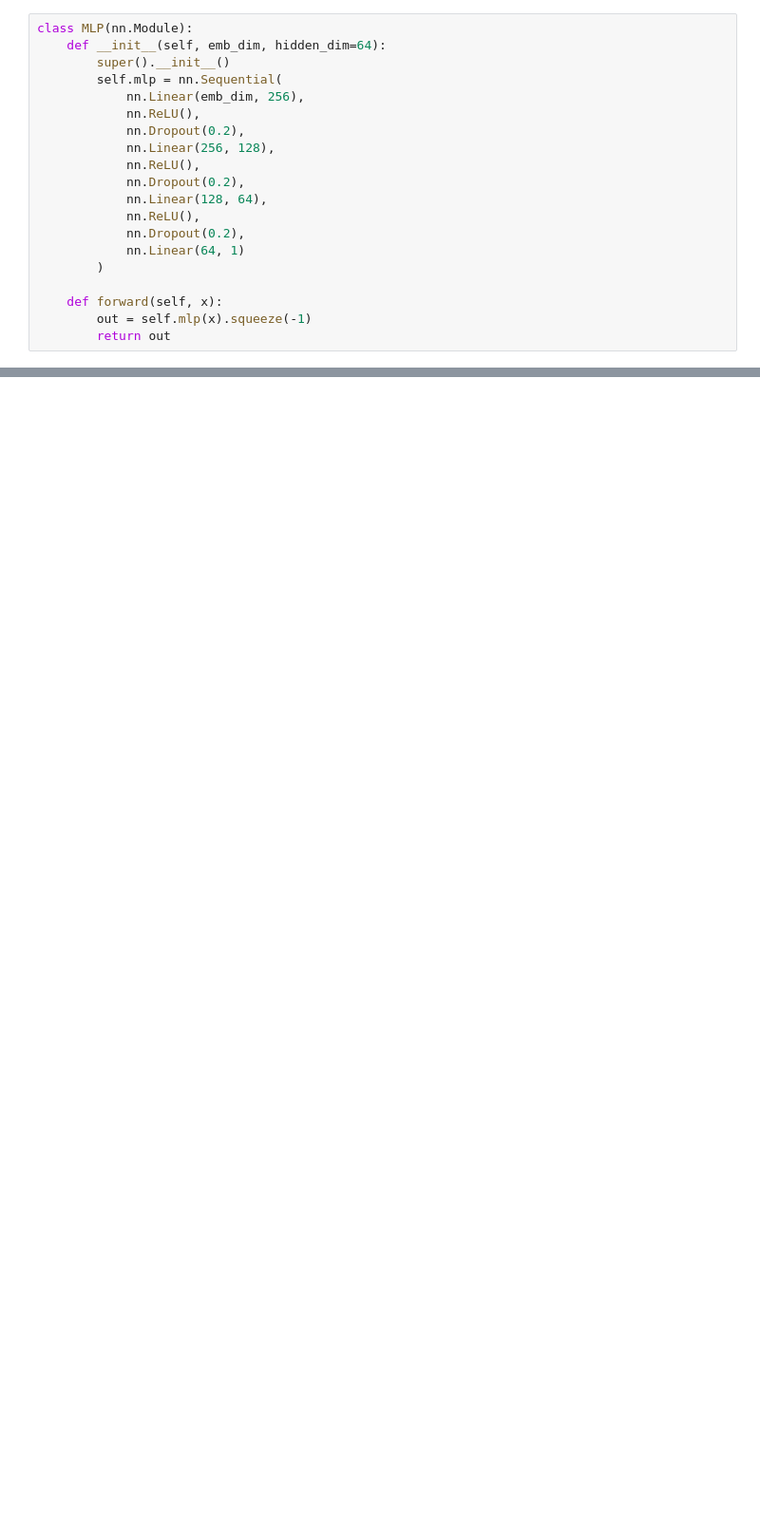
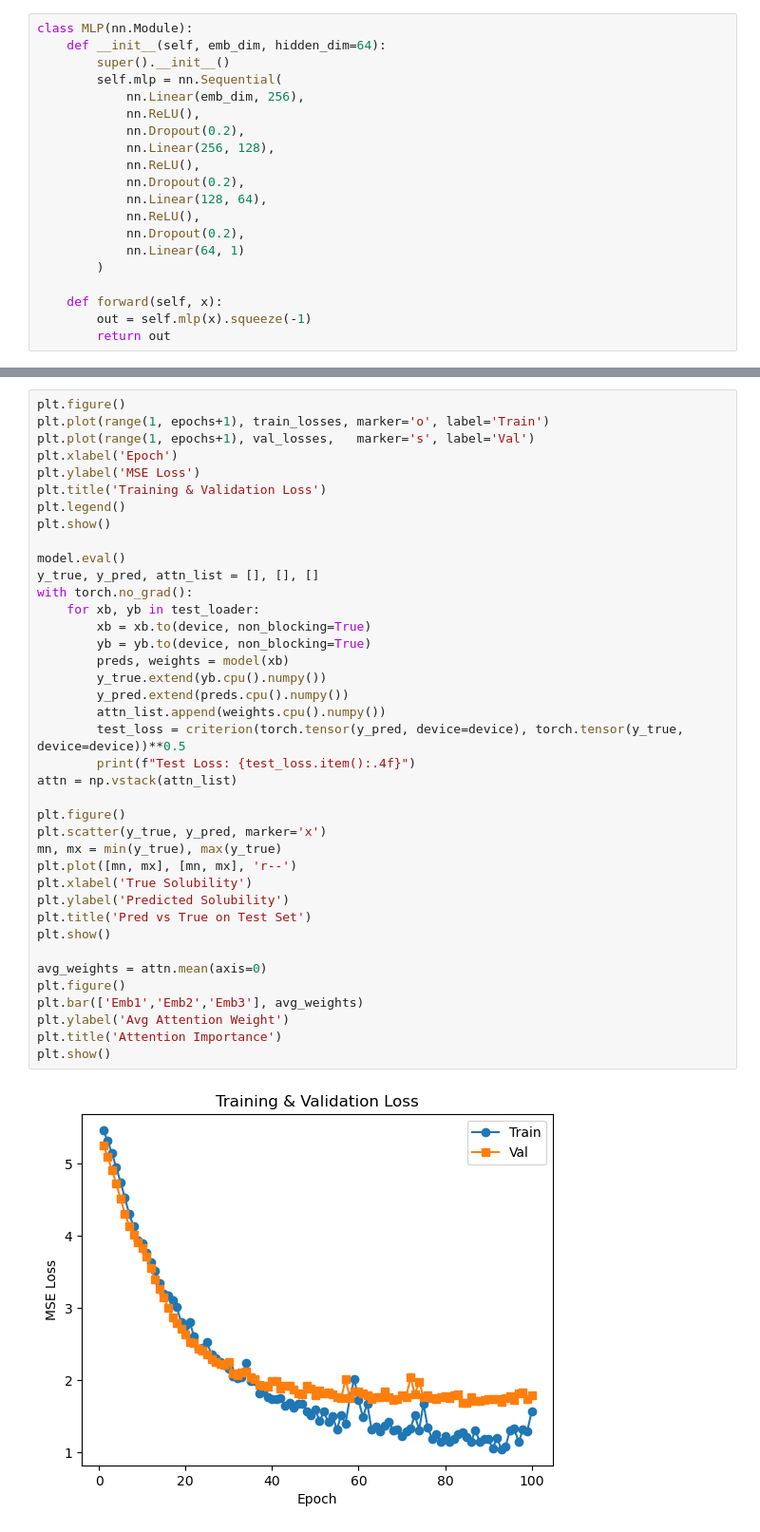
Before and after one commit to cxy0206/clean_multi_cl, a Jupyter notebook: test.ipynb, the cells around one changed output, grey strips where cells are left out. Shown at 95% size. Saved outputs shown, nothing was run; the diff lists cells and outputs as text; blank space fills up the shorter version.

```diff
--- a/test.ipynb
+++ b/test.ipynb
@@ -304,0 +450,41 @@ RuntimeError: The size of tensor a (3) must match the size of tensor b (32) at n
+# %%
+plt.figure()
+plt.plot(range(1, epochs+1), train_losses, marker='o', label='Train')
+plt.plot(range(1, epochs+1), val_losses,   marker='s', label='Val')
+plt.xlabel('Epoch')
+plt.ylabel('MSE Loss')
+plt.title('Training & Validation Loss')
+plt.legend()
+plt.show()
+
+model.eval()
+y_true, y_pred, attn_list = [], [], []
+with torch.no_grad():
+    for xb, yb in test_loader:
+        xb = xb.to(device, non_blocking=True)
+        yb = yb.to(device, non_blocking=True)
+        preds, weights = model(xb)
+        y_true.extend(yb.cpu().numpy())
+        y_pred.extend(preds.cpu().numpy())
+        attn_list.append(weights.cpu().numpy())
+        test_loss = criterion(torch.tensor(y_pred, device=device), torch.tensor(y_true, device=device))**0.5
+        print(f"Test Loss: {test_loss.item():.4f}")
+attn = np.vstack(attn_list)
+
+plt.figure()
+plt.scatter(y_true, y_pred, marker='x')
+mn, mx = min(y_true), max(y_true)
+plt.plot([mn, mx], [mn, mx], 'r--')
+plt.xlabel('True Solubility')
+plt.ylabel('Predicted Solubility')
+plt.title('Pred vs True on Test Set')
+plt.show()
+
+avg_weights = attn.mean(axis=0)
+plt.figure()
+plt.bar(['Emb1','Emb2','Emb3'], avg_weights)
+plt.ylabel('Avg Attention Weight')
+plt.title('Attention Importance')
+plt.show()
+# %% [output]
+[figure, added]
```
Also changed, not shown: parts of 10 cells of this notebook, 8 other files.
